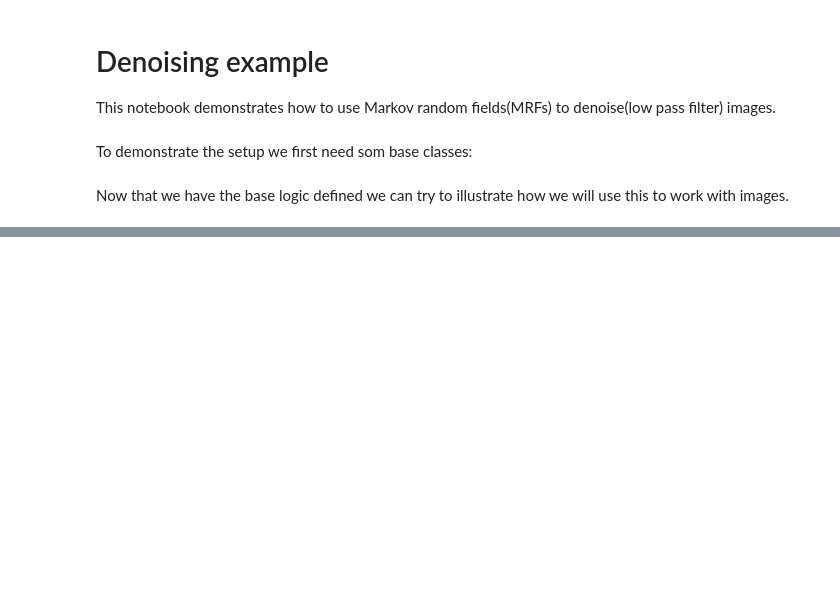
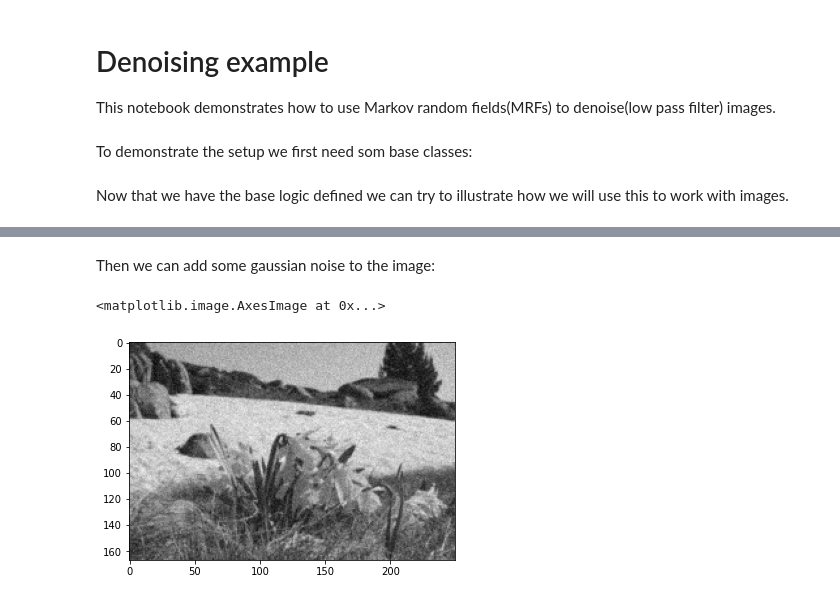
Before and after one commit to emillma/TTK8102_mrf, a Jupyter notebook: src/mrf/denoising.ipynb, the cells around one changed output, grey strips where cells are left out. Saved outputs shown, nothing was run; the diff lists cells and outputs as text; code cells hidden in the pictures; blank space fills up the shorter version.

```diff
--- a/src/mrf/denoising.ipynb
+++ b/src/mrf/denoising.ipynb
@@ -238,0 +272,11 @@ shape = img.shape
+# %% [markdown]
+Then we can add some gaussian noise to the image:
+# %%
+sigma = 10
+gauss = np.random.normal(0,sigma,img.shape)
+gauss = gauss.reshape(*img.shape)
+img = img + gauss
+plt.imshow(img, cmap='gray')
+# %% [output]
+<matplotlib.image.AxesImage at 0x...>
+[figure, added]
```
Also changed, not shown: parts of 16 cells of this notebook, 1 other file.
